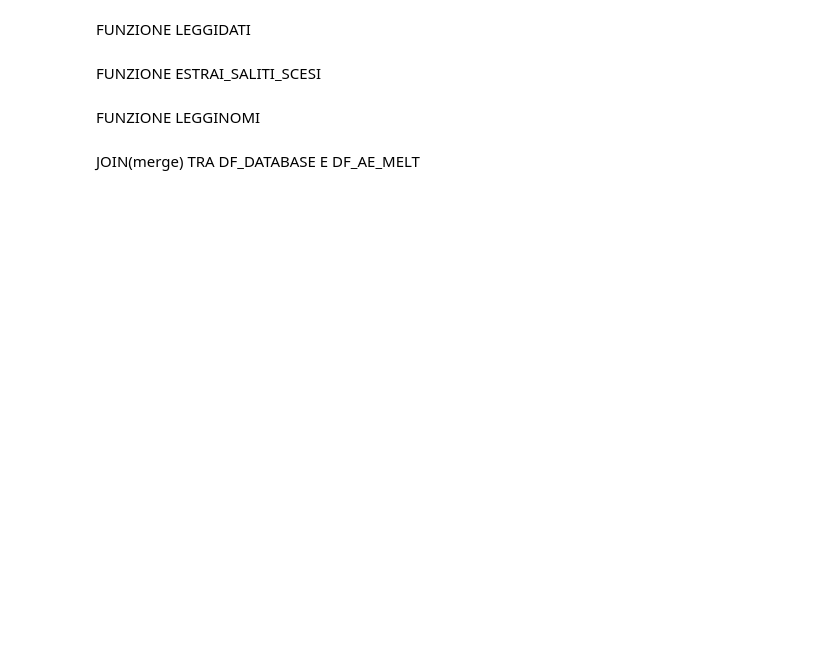
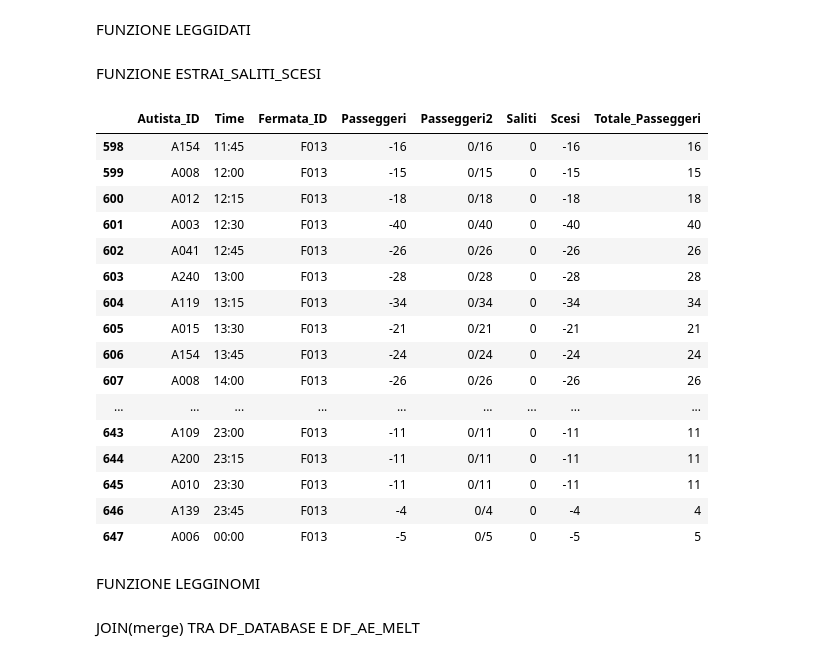
Before and after one commit to AlessandroPavia/Repository_MezziPubblici, a Jupyter notebook: ProgettoPandas2.ipynb, the cells around one changed output. Saved outputs shown, nothing was run; the diff lists cells and outputs as text; code cells hidden in the pictures; blank space fills up the shorter version.

```diff
--- a/ProgettoPandas2.ipynb
+++ b/ProgettoPandas2.ipynb
@@ -75,23 +75,41 @@ def estrai_saliti_scesi_cla(val):
 # %%
 df_ae=LeggiDati('dati_aeroporto_torino.csv')[0]
 
 
 #creare tabella ID time fermata con colonne scesi saliti
 
 df_ae_melt=pd.melt(df_ae,id_vars=['ID', 'Time'],var_name='Fermata_ID',value_name='Passeggeri')  #idvars =identificativo di oggni riga    varname=come chiamo la nuova colonna che prende i nomi delle colonne passate(eccetto quelle identificative)
 df_ae_melt.rename(columns={'ID':'Autista_ID'}, inplace=True)
 
 
 df_ae_melt['Passeggeri2'] = df_ae_melt['Passeggeri'].astype(str).str.strip() #rimuovo spazi e mi assicuro che siano stringhe, così le converto con la prossima funzione in interi
 df_ae_melt[['Passeggeri2','Saliti', 'Scesi']] = df_ae_melt['Passeggeri2'].apply(estrai_saliti_scesi_cla).apply(pd.Series) #applico la funzione estrai_saliti_scesi a tutte le righe
 
 
 
 df_ae_melt['Totale_Passeggeri']=df_ae_melt['Saliti'] - (df_ae_melt['Scesi'])
-#display(df_ae_melt.tail(50))
+display(df_ae_melt.tail(50))
 pd.set_option('display.max_rows', None)
 #display(df_ae_melt.loc[df_ae_melt['Saliti']==0])
 pd.reset_option('display.max_rows')
+# %% [output]
+|  | Autista_ID | Time | Fermata_ID | Passeggeri | Passeggeri2 | Saliti | Scesi | Totale_Passeggeri |
+| 598 | A154 | 11:45 | F013 | -16 | 0/16 | 0 | -16 | 16 |
+| 599 | A008 | 12:00 | F013 | -15 | 0/15 | 0 | -15 | 15 |
+| 600 | A012 | 12:15 | F013 | -18 | 0/18 | 0 | -18 | 18 |
+| 601 | A003 | 12:30 | F013 | -40 | 0/40 | 0 | -40 | 40 |
+| 602 | A041 | 12:45 | F013 | -26 | 0/26 | 0 | -26 | 26 |
+| 603 | A240 | 13:00 | F013 | -28 | 0/28 | 0 | -28 | 28 |
+| 604 | A119 | 13:15 | F013 | -34 | 0/34 | 0 | -34 | 34 |
+| 605 | A015 | 13:30 | F013 | -21 | 0/21 | 0 | -21 | 21 |
+| 606 | A154 | 13:45 | F013 | -24 | 0/24 | 0 | -24 | 24 |
+| 607 | A008 | 14:00 | F013 | -26 | 0/26 | 0 | -26 | 26 |
+| ... | ... | ... | ... | ... | ... | ... | ... | ... |
+| 643 | A109 | 23:00 | F013 | -11 | 0/11 | 0 | -11 | 11 |
+| 644 | A200 | 23:15 | F013 | -11 | 0/11 | 0 | -11 | 11 |
+| 645 | A010 | 23:30 | F013 | -11 | 0/11 | 0 | -11 | 11 |
+| 646 | A139 | 23:45 | F013 | -4 | 0/4 | 0 | -4 | 4 |
+| 647 | A006 | 00:00 | F013 | -5 | 0/5 | 0 | -5 | 5 |
 # %% [markdown]
 FUNZIONE LEGGINOMI
 # %%
```
Also changed, not shown: parts of 1 cell of this notebook.
